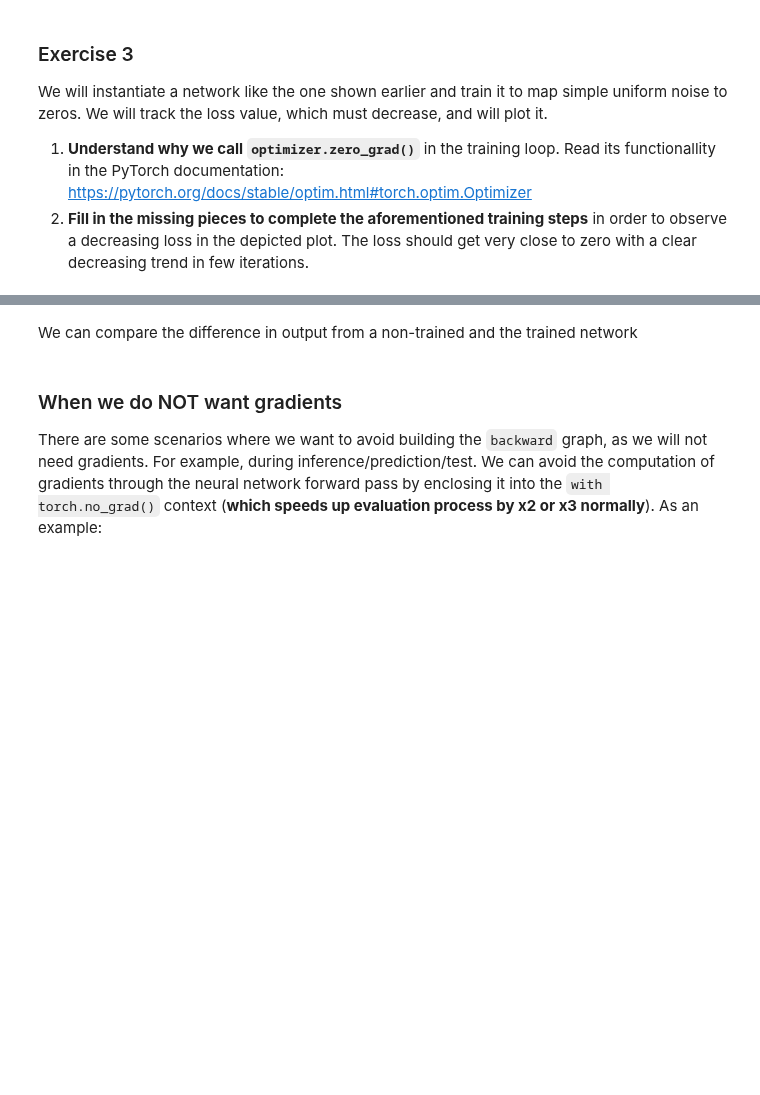
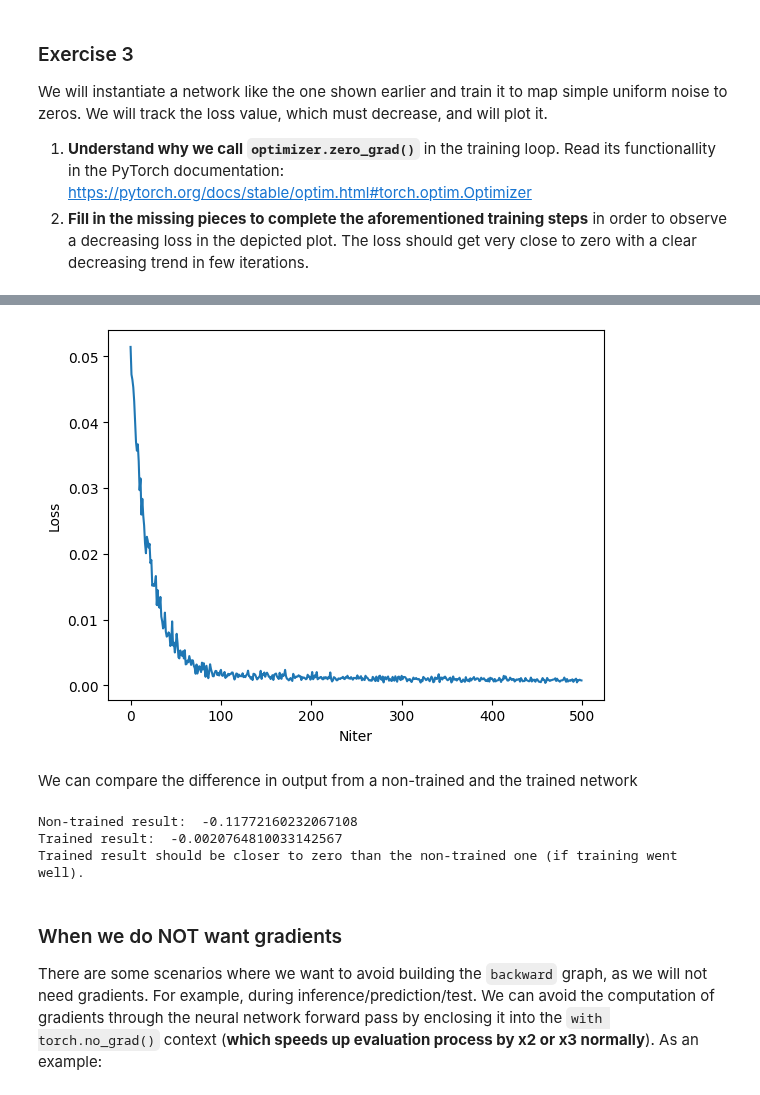
Before and after one commit to riccardobernasconi-hub/Laboratorio-pubblico, a Jupyter notebook: labs/backprop/lab_backprop_todo.ipynb, the cells around one changed output, grey strips where cells are left out. Saved outputs shown, nothing was run; the diff lists cells and outputs as text; code cells hidden in the pictures; blank space fills up the shorter version.

```diff
--- a/labs/backprop/lab_backprop_todo.ipynb
+++ b/labs/backprop/lab_backprop_todo.ipynb
@@ -268,6 +274,7 @@ We will instantiate a network like the one shown earlier and train it to map sim
 1. **Understand why we call `optimizer.zero_grad()`** in the training loop. Read its functionallity in the PyTorch documentation: https://pytorch.org/docs/stable/optim.html#torch.optim.Optimizer
 2. **Fill in the missing pieces to complete the aforementioned training steps** in order to observe a decreasing loss in the depicted plot. The loss should get very close to zero with a clear decreasing trend in few iterations.
 # %%
+from torch.autograd import backward
 def train(network, optimizer, loss_fn, num_iters):
   """ Training function """
 
@@ -280,7 +287,8 @@ def train(network, optimizer, loss_fn, num_iters):
     # TODO: sample 10 (minibatch size) random samples
     # of dimension expected by NN
     # (https://pytorch.org/docs/stable/torch.html#torch.rand)
-    x = ...
+    # x = ...
+    x = torch.rand(10, 3)
 
     # 1) Forward the data through the network
     y_ = network(x)
@@ -290,7 +298,8 @@ def train(network, optimizer, loss_fn, num_iters):
 
     # 3) Backprop with respect to the loss function
     # TODO
-    loss...
+    # loss...
+    loss.backward()
 
     # Store the loss log to plot
     loss_history.append(loss.item())
@@ -311,3 +320,4 @@ net = MyNet()
 # update step
 opt = optim.SGD(net.parameters(), lr=0.01)
 train(net, opt, loss_fn, 500)
+# %% [output]
@@ -314,3 +334,4 @@ train(net, opt, loss_fn, 500)
+[figure, added]
 # %% [markdown]
 We can compare the difference in output from a non-trained and the trained network
 # %%
@@ -325,6 +346,10 @@ print('Non-trained result: ', torch.mean(non_trained(x_sample)).item())
 print('Trained result: ', torch.mean(net(x_sample)).item())
 
 print('Trained result should be closer to zero than the non-trained one (if training went well).')
+# %% [output]
+Non-trained result:  -0.11772160232067108
+Trained result:  -0.0020764810033142567
+Trained result should be closer to zero than the non-trained one (if training went well).
 # %% [markdown]
 ### When we do NOT want gradients
 
```
Also changed, not shown: parts of 4 cells of this notebook.
